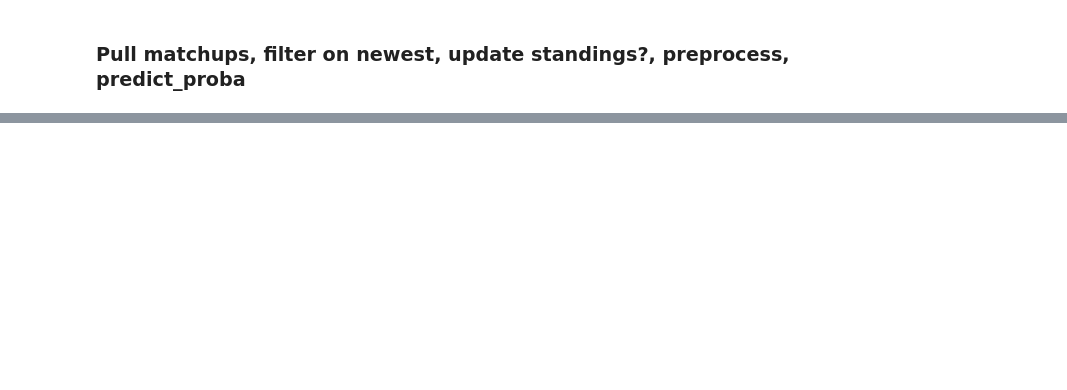
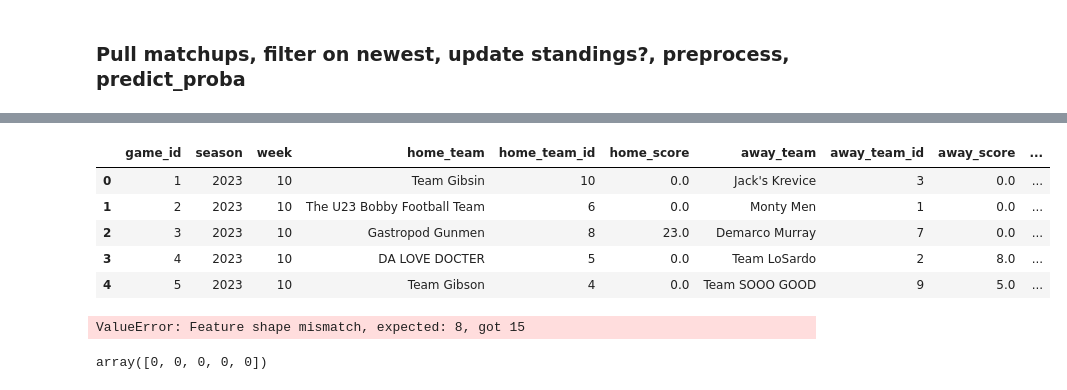
Before and after one commit to drakeweissman/fantasy, a Jupyter notebook: win_pred_model.ipynb, the cells around one changed output, grey strips where cells are left out. Saved outputs shown, nothing was run; the diff lists cells and outputs as text; code cells hidden in the pictures; blank space fills up the shorter version.

Commit message:
working on prediction pipeline, some functions changing. will need to review a bit to separate training/retraining/prediction prep b/c they are all going to be similar but slightly dif

```diff
--- a/win_pred_model.ipynb
+++ b/win_pred_model.ipynb
@@ -243,0 +291,23 @@ pickle.dump(xgb_classifier, open(filename, 'wb'))
+# %%
+matchups_cleaned = matchups_preprocessing(current_matchups,standings_df)
+matchups_cleaned
+# %% [output]
+|  | game_id | season | week | home_team | home_team_id | home_score | away_team | away_team_id | away_score | ... |
+| 0 | 1 | 2023 | 10 | Team Gibsin | 10 | 0.0 | Jack's Krevice | 3 | 0.0 | ... |
+| 1 | 2 | 2023 | 10 | The U23 Bobby Football Team | 6 | 0.0 | Monty Men | 1 | 0.0 | ... |
+| 2 | 3 | 2023 | 10 | Gastropod Gunmen | 8 | 23.0 | Demarco Murray | 7 | 0.0 | ... |
+| 3 | 4 | 2023 | 10 | DA LOVE DOCTER | 5 | 0.0 | Team LoSardo | 2 | 8.0 | ... |
+| 4 | 5 | 2023 | 10 | Team Gibson | 4 | 0.0 | Team SOOO GOOD | 9 | 5.0 | ... |
+# %%
+#Load the model and make predictions
+# Load the pickled model
+filename = 'xgb_win_pred_model.sav'
+loaded_model = pickle.load(open(filename, 'rb'))
+# Use the loaded model to make predictions
+predictions = loaded_model.predict(matchups_cleaned)
+# %% [output]
+ValueError: Feature shape mismatch, expected: 8, got 15
+# %%
+predictions
+# %% [output]
+array([0, 0, 0, 0, 0])
```
Also changed, not shown: parts of 8 cells of this notebook.
